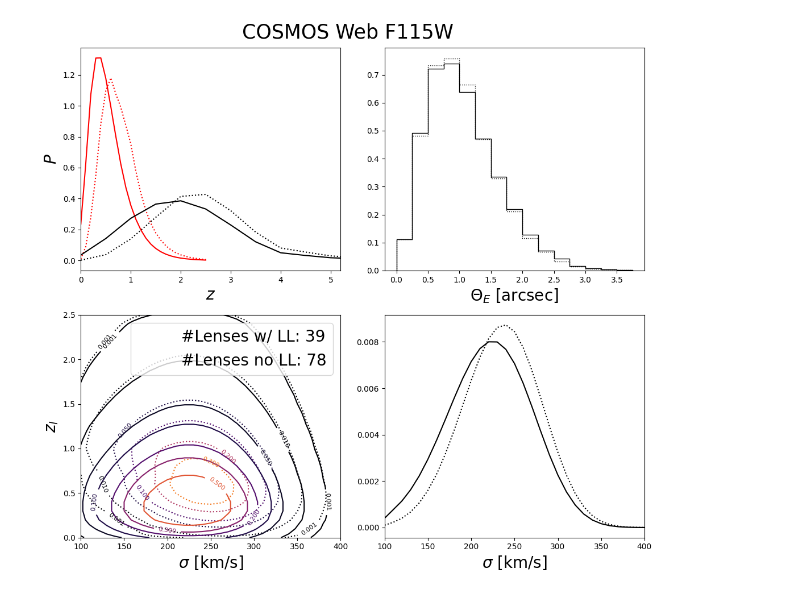
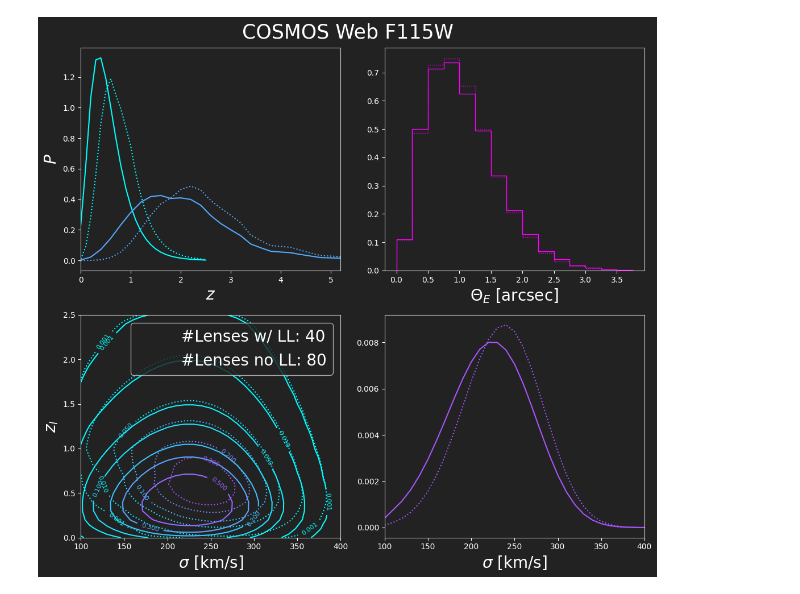
Before and after one commit to Ferr013/GALESS, a Jupyter notebook: examples/basic_example.ipynb, the cells around one changed output. Saved outputs shown, nothing was run; the diff lists cells and outputs as text; code cells hidden in the pictures.

```diff
--- a/examples/basic_example.ipynb
+++ b/examples/basic_example.ipynb
@@ -13,3 +13,4 @@ import matplotlib.cm as cm
 from matplotlib import colors
 from mpl_toolkits.axes_grid1 import make_axes_locatable
 h = 0.7
+___PLOT_FOR_KEYNOTE___ = 1
@@ -131,8 +17,8 @@ plt.show()
 # %%
 M_array     = np.linspace(-13 , -25 , 25)
-sigma_array = np.linspace(100 , 400 , 31)
+sigma_array = np.linspace(100 , 400 , 61)
 zl_array    = np.linspace(0.  , 2.5 , 26)
-zs_array    = np.linspace(0.  , 10  , 21)
+zs_array    = np.linspace(0.  , 7.4 , 75)
 min_SNR     = 20
 arc_mu_thr  = 3
 
@@ -155,40 +41,41 @@ for title in ['COSMOS Web F115W']:#surveys_titles:
      area     = survey_params['area']
      seeing   = survey_params['seeing']
      exp_time_sec = survey_params['exp_time_sec']
-     pixel_arcsec = survey_params['pixel_arcsec']
      zero_point_m = survey_params['zero_point_m']
      sky_bckgnd_m = survey_params['sky_bckgnd_m']
      photo_band   = survey_params['photo_band']
 
      try:
-           matrix_LL, Theta_E_LL, prob_LL, matrix_noLL, Theta_E_noLL, prob_noLL = utils.load_pickled_files(title)
+          matrix_LL, Theta_E_LL, prob_LL, matrix_noLL, Theta_E_noLL, prob_noLL = utils.load_pickled_files(title)
      except ValueError:
           print('FILE do NOT exist - RUNNING MODEL')
           matrix_noLL, Theta_E_noLL, prob_noLL = ls.calculate_num_lenses_and_prob(
                                                                       sigma_array, zl_array, zs_array, M_array, limit, area,
-                                                                      seeing, min_SNR, exp_time_sec, sky_bckgnd_m, zero_point_m, pixel_arcsec,
+                                                                      seeing, min_SNR, exp_time_sec, sky_bckgnd_m, zero_point_m,
                                                                       photo_band = photo_band, mag_cut=cut, arc_mu_threshold = arc_mu_thr,
                                                                       LENS_LIGHT_FLAG = False, SIE_FLAG = True)
 
+
+
+
           matrix_LL, Theta_E_LL, prob_LL = ls.calculate_num_lenses_and_prob(
                                                                       sigma_array, zl_array, zs_array, M_array, limit, area,
-                                                                      seeing, min_SNR, exp_time_sec, sky_bckgnd_m, zero_point_m, pixel_arcsec,
+                                                                      seeing, min_SNR, exp_time_sec, sky_bckgnd_m, zero_point_m,
                                                                       photo_band = photo_band, mag_cut=cut, arc_mu_threshold = arc_mu_thr,
                                                                       LENS_LIGHT_FLAG = True, SIE_FLAG = False)
 
           utils.save_pickled_files(title,  matrix_LL, Theta_E_LL, prob_LL, matrix_noLL, Theta_E_noLL, prob_noLL)
 
-     _PLOT_FOR_KEYNOTE = 0
-     lens_plot.set_plt_param(PLOT_FOR_KEYNOTE = _PLOT_FOR_KEYNOTE)
+     lens_plot.set_plt_param(PLOT_FOR_KEYNOTE = ___PLOT_FOR_KEYNOTE___)
      fig, ax = plt.subplots(2, 2, figsize=(11, 10), sharex=False, sharey=False)
      plt.subplots_adjust(wspace=.15, hspace=.2)
      lens_plot.plot_z_sigma_distributions(fig, ax, title, zl_array, zs_array, sigma_array,
                                    Theta_E_LL, matrix_LL, Theta_E_noLL, matrix_noLL,
-                                   PLOT_FOR_KEYNOTE = _PLOT_FOR_KEYNOTE, CONTOUR = 0,
+                                   PLOT_FOR_KEYNOTE = ___PLOT_FOR_KEYNOTE___, CONTOUR = 0,
                                    LOG = 0, SMOOTH = 1, SAVE = 1)
 
      plt.show()
 # %% [output]
-[figure, old version]
+[figure, new version]
 # %%
 #surveys_selection = ['COSMOS Web F277W', 'EUCLID Wide VIS', 'DES i band', 'LSST i band']
```
Also changed, not shown: parts of 14 cells of this notebook, 17 other files.
